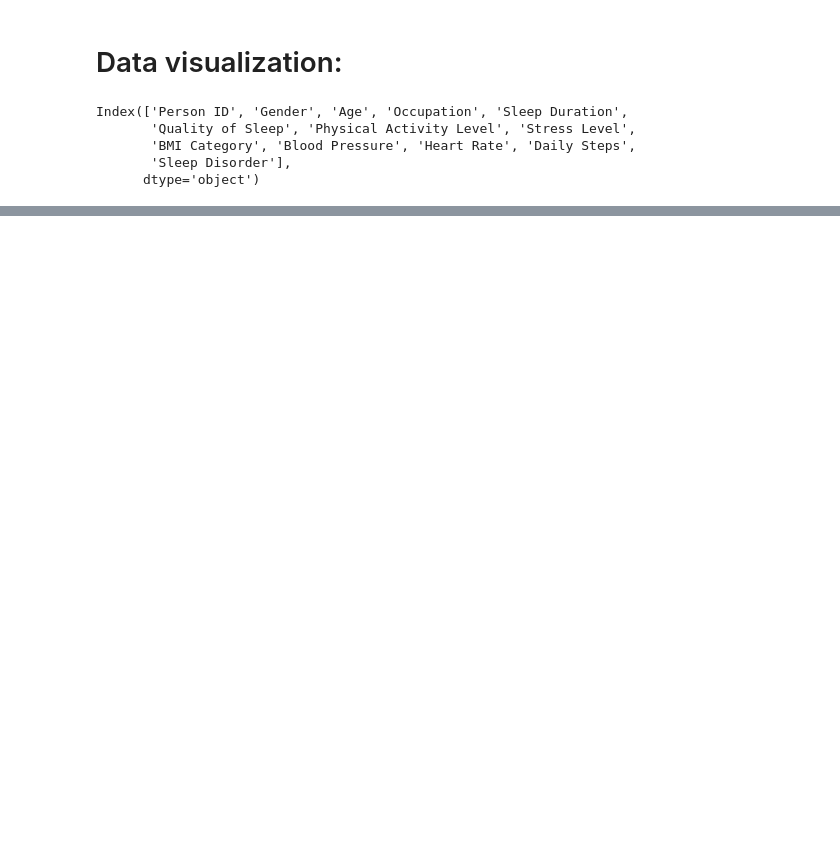
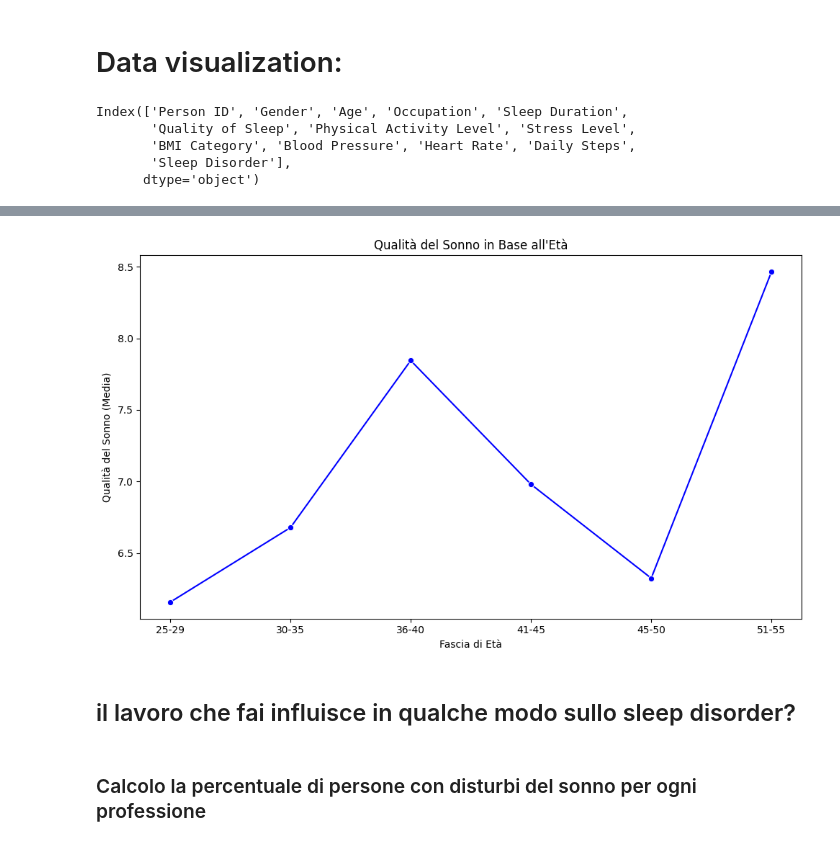
Before and after one commit to gretaquadranti/DataVisualization, a Jupyter notebook: dataViz_notebook.ipynb, the cells around one changed output, grey strips where cells are left out. Drawn from its saved outputs; the diff is of its cells as text; code cells hidden in the pictures; blank space fills up the shorter version.

```diff
--- a/dataViz_notebook.ipynb
+++ b/dataViz_notebook.ipynb
@@ -96,0 +57,10 @@ Name: BMI Category, Length: 374, dtype: object
+# %%
+# creo la colonna dei raggruppamenti per età
+df['bin_age'] = pd.cut(df['Age'], bins=[25, 30, 35 ,40, 45,50, 55 ],
+                          labels=['25-29', '30-35', '36-40', '41-45', '45-50', '51-55'])
+
+# calcolo la media della qualità del sonno per ciascun gruppo di età
+age_group_quality = df.groupby('bin_age')['Quality of Sleep'].mean().reset_index()
+
+
+print(age_group_quality)
@@ -96,0 +75,17 @@ Name: BMI Category, Length: 374, dtype: object
+# %%
+# Crea il grafico a linea per mostrare la tendenza della qualità del sonno in base all'età
+plt.figure(figsize=(10, 6))
+sns.lineplot(data=age_group_quality, x='Age Group', y='Quality of Sleep', marker='o', color='b')
+
+# Titoli e etichette
+plt.title('Qualità del Sonno in Base all\'Età')
+plt.xlabel('Fascia di Età')
+plt.ylabel('Qualità del Sonno (Media)')
+plt.tight_layout()
+plt.show()
+# %% [output]
+[figure, added]
+# %% [markdown]
+## il lavoro che fai influisce in qualche modo sullo sleep disorder?
+# %% [markdown]
+### Calcolo la percentuale di persone con disturbi del sonno per ogni professione
```
Also changed, not shown: parts of 18 cells of this notebook.
